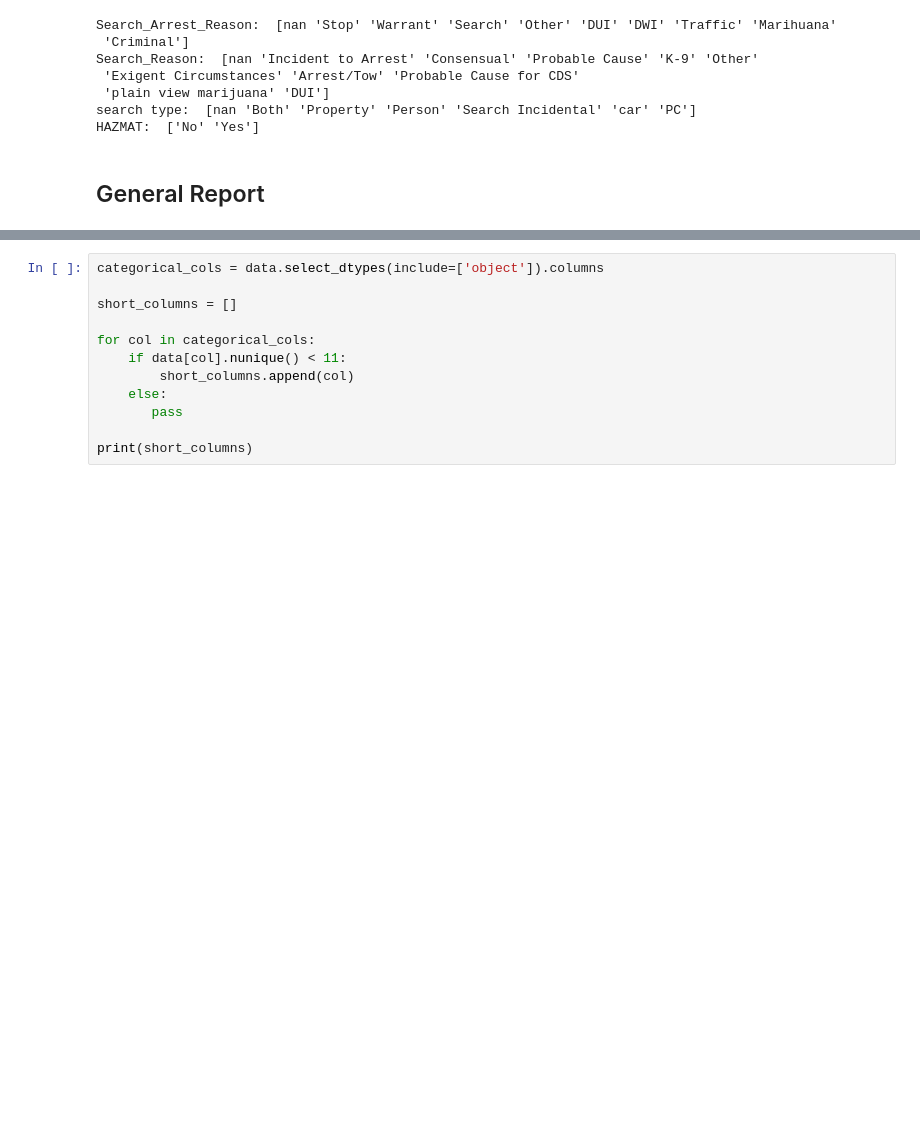
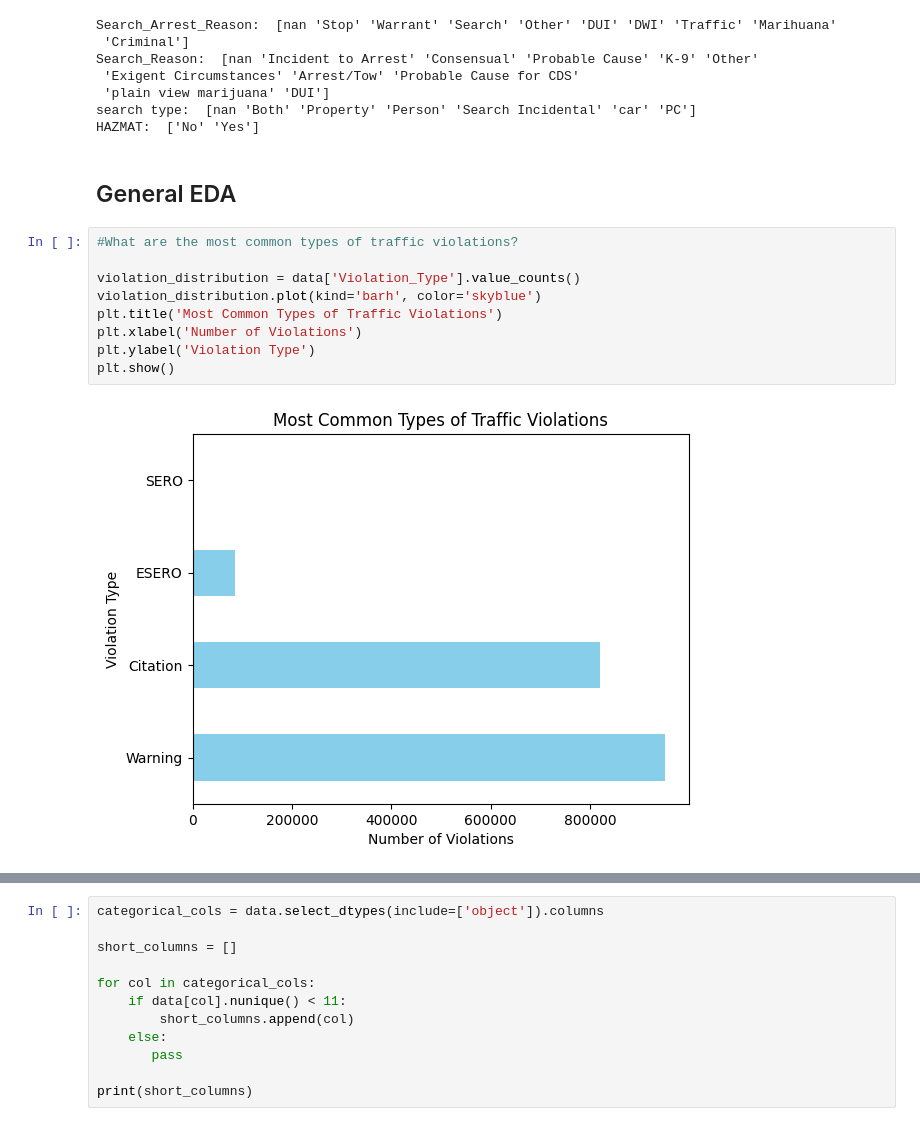
Before and after one commit to avariza/JAQLN-AI, a Jupyter notebook: tasks/EDA.ipynb, the cells around one changed output, grey strips where cells are left out. Drawn from its saved outputs; the diff is of its cells as text; blank space fills up the shorter version.

```diff
--- a/tasks/EDA.ipynb
+++ b/tasks/EDA.ipynb
@@ -106,4 +162,15 @@ Search_Reason:  [nan 'Incident to Arrest' 'Consensual' 'Probable Cause' 'K-9' 'O
 search type:  [nan 'Both' 'Property' 'Person' 'Search Incidental' 'car' 'PC']
 HAZMAT:  ['No' 'Yes']
 # %% [markdown]
-## General Report
+## General EDA
+# %%
+#What are the most common types of traffic violations?
+
+violation_distribution = data['Violation_Type'].value_counts()
+violation_distribution.plot(kind='barh', color='skyblue')
+plt.title('Most Common Types of Traffic Violations')
+plt.xlabel('Number of Violations')
+plt.ylabel('Violation Type')
+plt.show()
+# %% [output]
+[figure, added]
```
Also changed, not shown: parts of 23 cells of this notebook, 2 other files.
